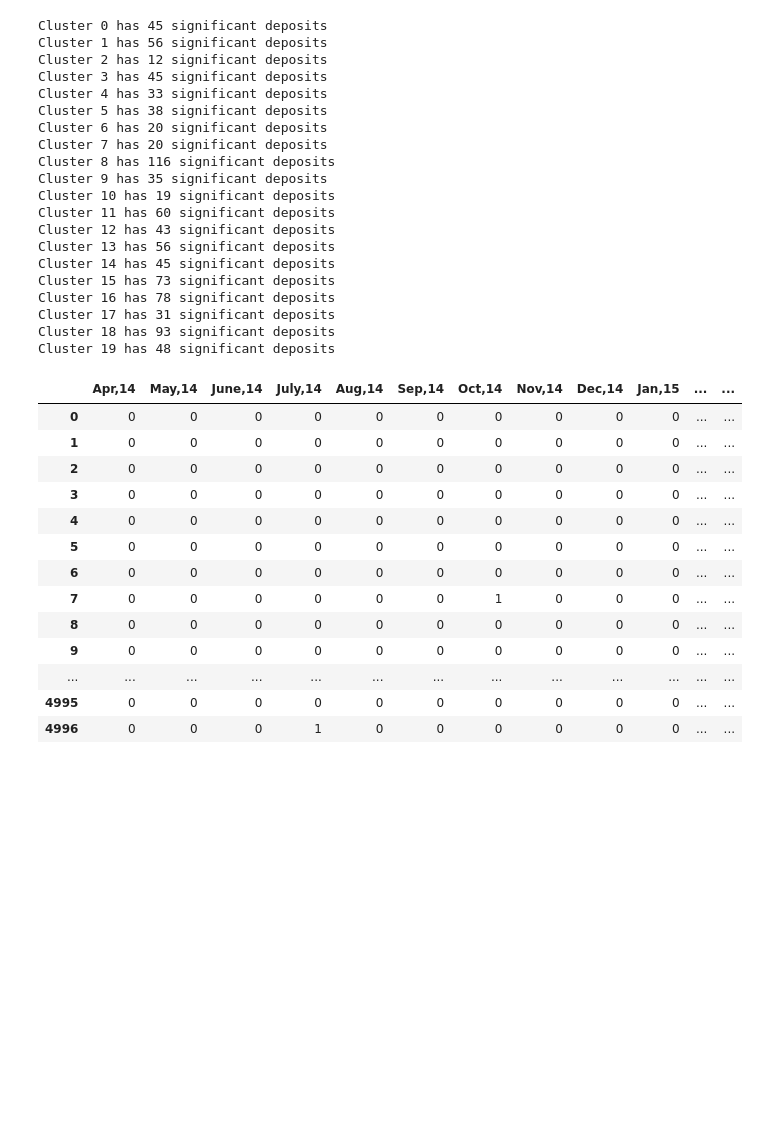
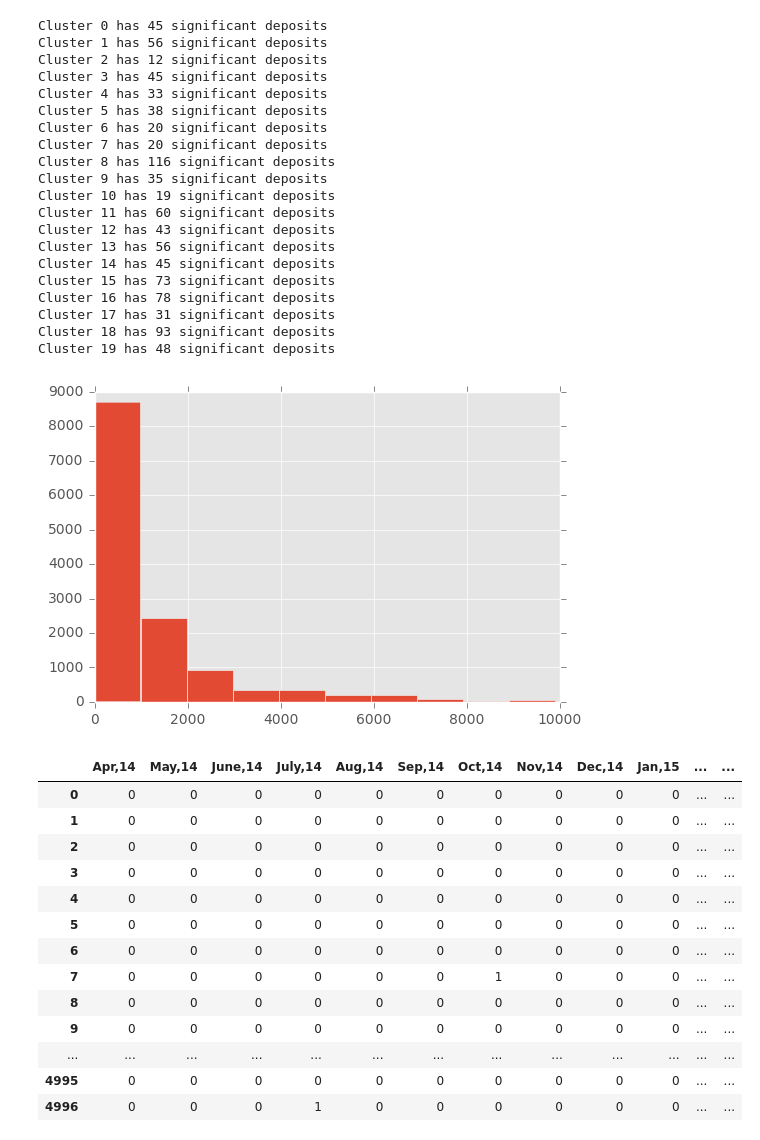
Before and after one commit to ShyshkinOleh/Introduction-to-Data-Science-Prometheus, a Jupyter notebook: Cluster.ipynb, the cells around one changed output. Saved outputs shown, nothing was run; the diff lists cells and outputs as text; code cells hidden in the pictures; blank space fills up the shorter version.

```diff
--- a/Cluster.ipynb
+++ b/Cluster.ipynb
@@ -96,6 +96,17 @@ Cluster 16 has 78 significant deposits
 Cluster 17 has 31 significant deposits
 Cluster 18 has 93 significant deposits
 Cluster 19 has 48 significant deposits
+# %%
+import matplotlib.pyplot as plt
+%matplotlib inline
+
+plt.style.use('ggplot')
+# %%
+# k є [0;19]
+k = 0
+m, bins, patches = plt.hist(cleanData[k],range=(0, 0.5*np.std(cleanData[k])+np.mean(cleanData[k])))
+# %% [output]
+[figure, added]
 # %%
 from calendar import monthrange
 
```
